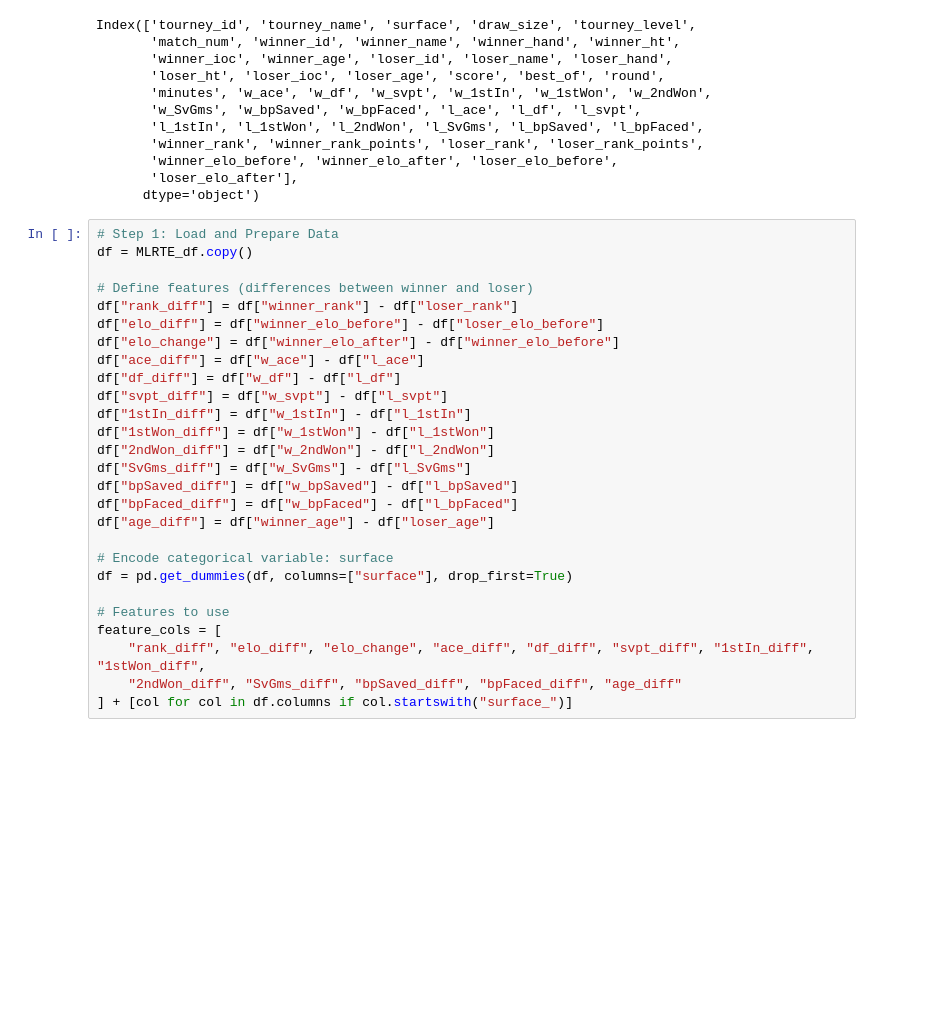
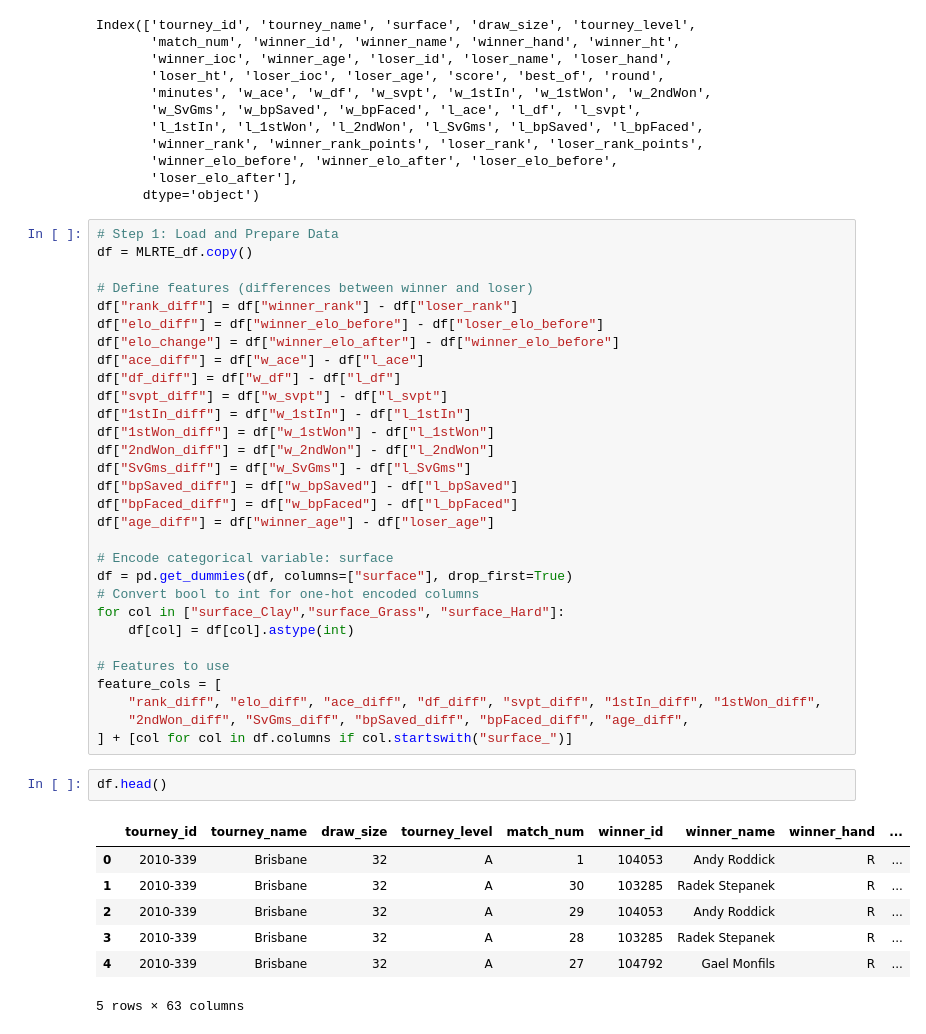
Before and after one commit to aayanjain2772/IML_PROJECT_TENNIS-PREDICTION, a Jupyter notebook: model_LR_TennisElo.ipynb, the cells around one changed output. Cells and saved outputs as stored; diff of their text form; blank space fills up the shorter version.

```diff
--- a/model_LR_TennisElo.ipynb
+++ b/model_LR_TennisElo.ipynb
@@ -85,9 +85,22 @@ df["age_diff"] = df["winner_age"] - df["loser_age"]
 
 # Encode categorical variable: surface
 df = pd.get_dummies(df, columns=["surface"], drop_first=True)
+# Convert bool to int for one-hot encoded columns
+for col in ["surface_Clay","surface_Grass", "surface_Hard"]:
+    df[col] = df[col].astype(int)
 
 # Features to use
 feature_cols = [
-    "rank_diff", "elo_diff", "elo_change", "ace_diff", "df_diff", "svpt_diff", "1stIn_diff", "1stWon_diff",
-    "2ndWon_diff", "SvGms_diff", "bpSaved_diff", "bpFaced_diff", "age_diff"
+    "rank_diff", "elo_diff", "ace_diff", "df_diff", "svpt_diff", "1stIn_diff", "1stWon_diff",
+    "2ndWon_diff", "SvGms_diff", "bpSaved_diff", "bpFaced_diff", "age_diff",
 ] + [col for col in df.columns if col.startswith("surface_")]
+# %%
+df.head()
+# %% [output]
+|  | tourney_id | tourney_name | draw_size | tourney_level | match_num | winner_id | winner_name | winner_hand | ... |
+| 0 | 2010-339 | Brisbane | 32 | A | 1 | 104053 | Andy Roddick | R | ... |
+| 1 | 2010-339 | Brisbane | 32 | A | 30 | 103285 | Radek Stepanek | R | ... |
+| 2 | 2010-339 | Brisbane | 32 | A | 29 | 104053 | Andy Roddick | R | ... |
+| 3 | 2010-339 | Brisbane | 32 | A | 28 | 103285 | Radek Stepanek | R | ... |
+| 4 | 2010-339 | Brisbane | 32 | A | 27 | 104792 | Gael Monfils | R | ... |
+5 rows × 63 columns
```
Also changed, not shown: parts of 13 cells of this notebook, 3 other files.
